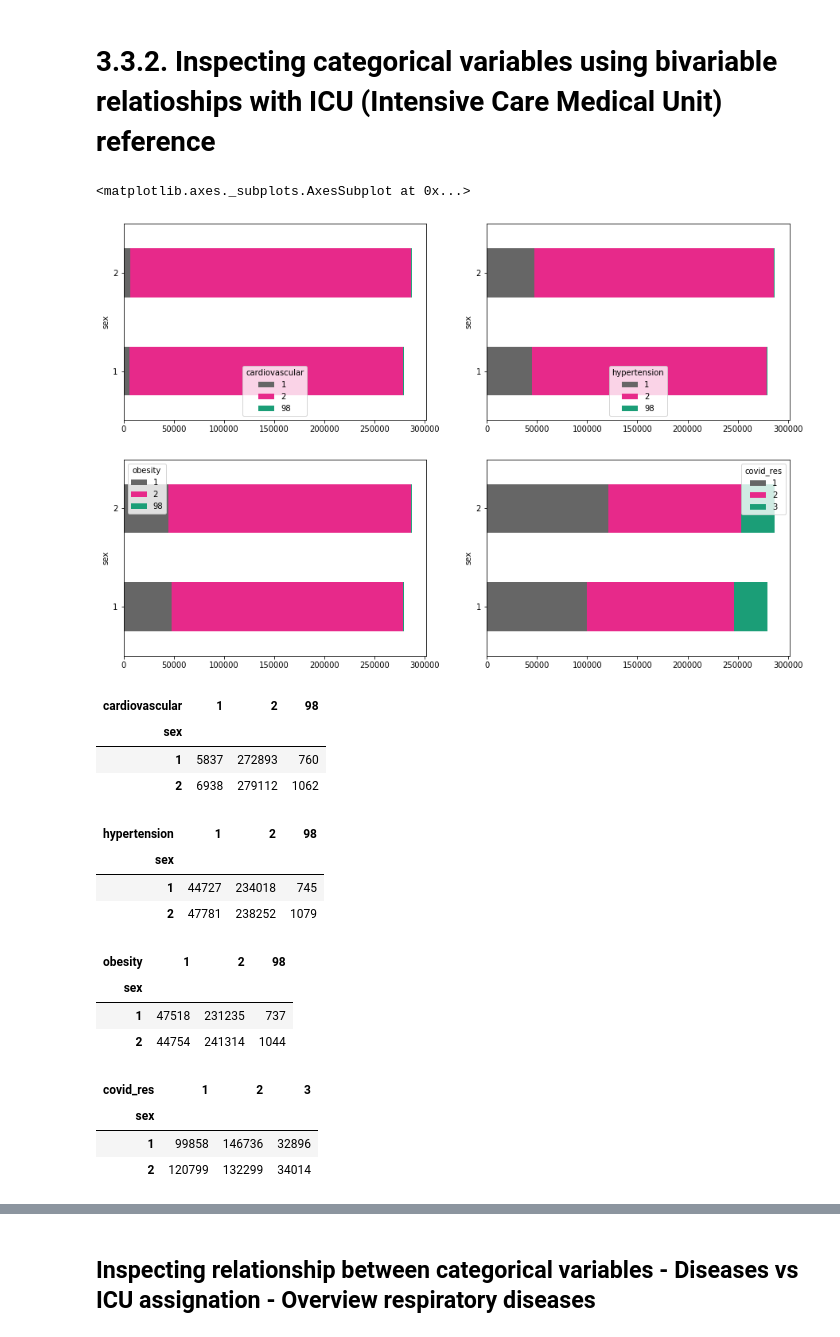
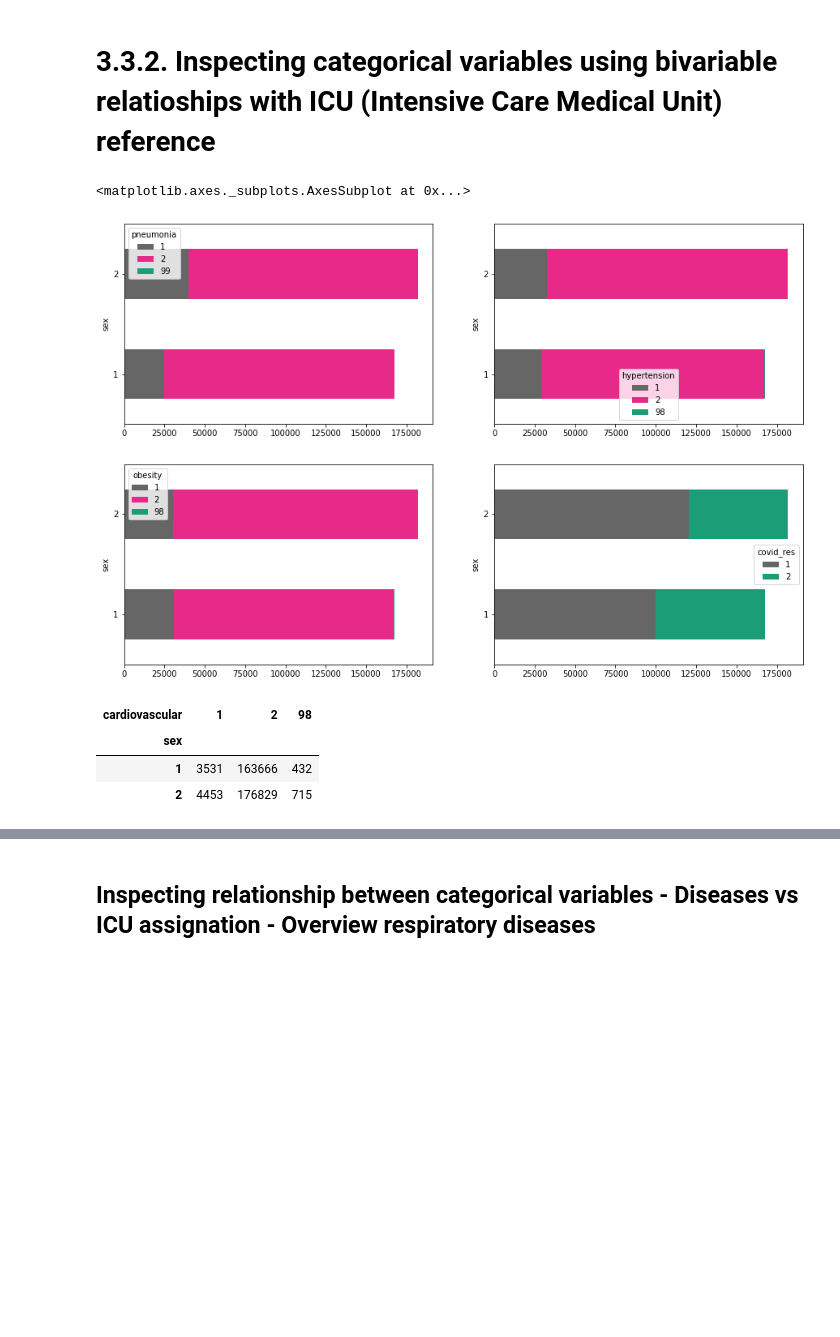
Before and after one commit to mricardovallejo/IACollege_, a Jupyter notebook: SUPERVISE_/TPFinal_Supervise1.ipynb, the cells around one changed output, grey strips where cells are left out. Cells and saved outputs as stored; diff of their text form; code cells hidden in the pictures; blank space fills up the shorter version.

```diff
--- a/SUPERVISE_/TPFinal_Supervise1.ipynb
+++ b/SUPERVISE_/TPFinal_Supervise1.ipynb
@@ -15,6 +15,7 @@ import seaborn as sns
 
 dataOriginal = pd.read_csv("covid.csv")
 pd.set_option('display.max_rows', None)
+dataOriginal = dataOriginal.head(350000)
 dataOriginal.head(5)
 # %% [output]
 |  | id | sex | patient_type | entry_date | date_symptoms | date_died | intubed | pneumonia | age | ... |
@@ -161,0 +161,2 @@ plt.show()
+# %%
+dataModel =  dataOriginal[dataOriginal['age']<95]
@@ -260,16 +281,16 @@ pd.DataFrame(dataOriginal['pregnancy'].value_counts())
 # %%
 fig, axs = plt.subplots(2,2)
 
-pneumonia_bySex= dataOriginal.pivot_table(index='sex', columns='pneumonia', values='icu', aggfunc='count')
+pneumonia_bySex= dataModel.pivot_table(index='sex', columns='pneumonia', values='icu', aggfunc='count')
 pneumonia_bySex.plot(kind='barh', stacked=True, figsize=[15,10], colormap='Dark2_r',ax=axs[0,0])
 
-asthma_bySex= dataOriginal.pivot_table(index='sex', columns='asthma', values='icu', aggfunc='count')
+asthma_bySex= dataModel.pivot_table(index='sex', columns='asthma', values='icu', aggfunc='count')
 asthma_bySex.plot(kind='barh', stacked=True, figsize=[15,10], colormap='Dark2_r',ax=axs[0,1])
 
-tobacco_bySex= dataOriginal.pivot_table(index='sex', columns='tobacco', values='icu', aggfunc='count')
+tobacco_bySex= dataModel.pivot_table(index='sex', columns='tobacco', values='icu', aggfunc='count')
 tobacco_bySex.plot(kind='barh', stacked=True, figsize=[15,10], colormap='Dark2_r',ax=axs[1,0])
 ,
-pregnancy_bySex= dataOriginal.pivot_table(index='sex', columns='pregnancy', values='icu', aggfunc='count')
+pregnancy_bySex= dataModel.pivot_table(index='sex', columns='pregnancy', values='icu', aggfunc='count')
 pregnancy_bySex.plot(kind='barh', stacked=True, figsize=[15,10], colormap='Dark2_r',ax=axs[1,1])
 # %% [output]
 <matplotlib.axes._subplots.AxesSubplot at 0x...>
@@ -309,45 +330,24 @@ pregnancy_bySex
 # %%
 fig, axs = plt.subplots(2,2)
 
-pneumonia_bySex= dataOriginal.pivot_table(index='sex', columns='cardiovascular', values='icu', aggfunc='count')
+cardiovascular_bySex= dataModel.pivot_table(index='sex', columns='cardiovascular', values='icu', aggfunc='count')
 pneumonia_bySex.plot(kind='barh', stacked=True, figsize=[15,10], colormap='Dark2_r',ax=axs[0,0])
 
-asthma_bySex= dataOriginal.pivot_table(index='sex', columns='hypertension', values='icu', aggfunc='count')
-asthma_bySex.plot(kind='barh', stacked=True, figsize=[15,10], colormap='Dark2_r',ax=axs[0,1])
+hypertension_bySex= dataModel.pivot_table(index='sex', columns='hypertension', values='icu', aggfunc='count')
+hypertension_bySex.plot(kind='barh', stacked=True, figsize=[15,10], colormap='Dark2_r',ax=axs[0,1])
 
-tobacco_bySex= dataOriginal.pivot_table(index='sex', columns='obesity', values='icu', aggfunc='count')
-tobacco_bySex.plot(kind='barh', stacked=True, figsize=[15,10], colormap='Dark2_r',ax=axs[1,0])
+obesity_bySex= dataModel.pivot_table(index='sex', columns='obesity', values='icu', aggfunc='count')
+obesity_bySex.plot(kind='barh', stacked=True, figsize=[15,10], colormap='Dark2_r',ax=axs[1,0])
 
-pregnancy_bySex= dataOriginal.pivot_table(index='sex', columns='covid_res', values='icu', aggfunc='count')
-pregnancy_bySex.plot(kind='barh', stacked=True, figsize=[15,10], colormap='Dark2_r',ax=axs[1,1])
+covid_res_bySex= dataModel.pivot_table(index='sex', columns='covid_res', values='icu', aggfunc='count')
+covid_res_bySex.plot(kind='barh', stacked=True, figsize=[15,10], colormap='Dark2_r',ax=axs[1,1])
 # %% [output]
 <matplotlib.axes._subplots.AxesSubplot at 0x...>
-[figure, old version]
+[figure, new version]
-# %%
-pneumonia_bySex
-# %% [output]
-| cardiovascular | 1 | 2 | 98 |
-| sex |  |  |  |
-| 1 | 5837 | 272893 | 760 |
-| 2 | 6938 | 279112 | 1062 |
-# %%
-asthma_bySex
-# %% [output]
-| hypertension | 1 | 2 | 98 |
-| sex |  |  |  |
-| 1 | 44727 | 234018 | 745 |
-| 2 | 47781 | 238252 | 1079 |
-# %%
-tobacco_bySex
-# %% [output]
-| obesity | 1 | 2 | 98 |
-| sex |  |  |  |
-| 1 | 47518 | 231235 | 737 |
-| 2 | 44754 | 241314 | 1044 |
-# %%
-pregnancy_bySex
-# %% [output]
-| covid_res | 1 | 2 | 3 |
-| sex |  |  |  |
-| 1 | 99858 | 146736 | 32896 |
-| 2 | 120799 | 132299 | 34014 |
+# %%
+cardiovascular_bySex
+# %% [output]
+| cardiovascular | 1 | 2 | 98 |
+| sex |  |  |  |
+| 1 | 3531 | 163666 | 432 |
+| 2 | 4453 | 176829 | 715 |
```
Also changed, not shown: parts of 115 cells of this notebook.
